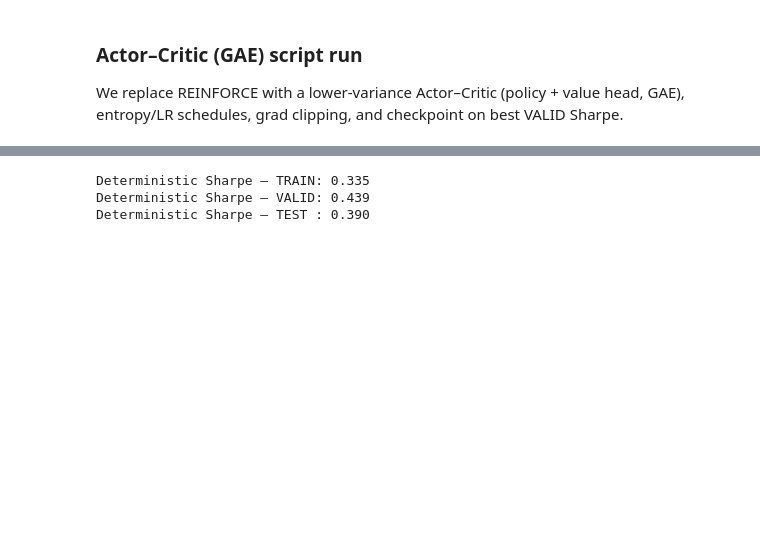
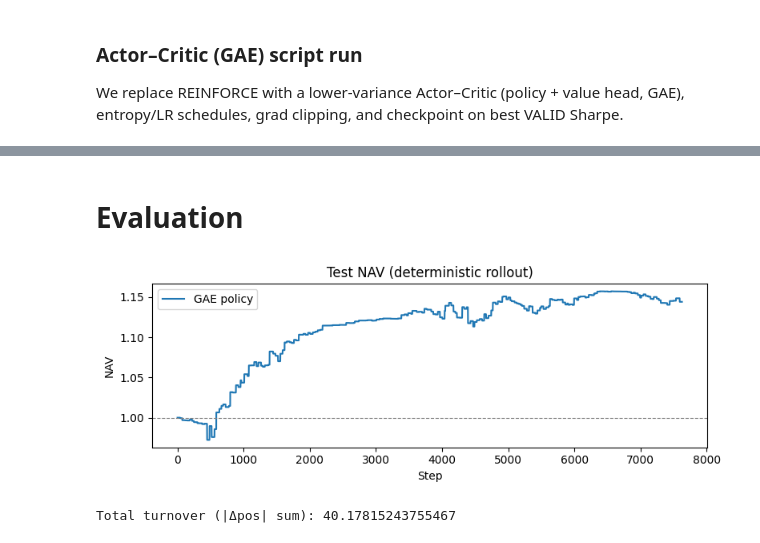
Before and after one commit to li-ruoxi/deep-hedging-rl-forked, a Jupyter notebook: notebooks/03_rl_training.ipynb, the cells around one changed output, grey strips where cells are left out. Cells and saved outputs as stored; diff of their text form; code cells hidden in the pictures; blank space fills up the shorter version.

```diff
--- a/notebooks/03_rl_training.ipynb
+++ b/notebooks/03_rl_training.ipynb
@@ -445,25 +456,26 @@ plt.show()
-# %%
-# --- Build envs exactly as train sees them ---
-envs = build_envs(
-    panel=panel,
-    features=state_cols,
-    train_end="2017-12-31",
-    valid_end="2019-12-31",
-    window=WINDOW,
-    txn_cost_bps=1.0,
-    pos_limit=2.0,
-)
-env_tr, env_va, env_te = envs["env_tr"], envs["env_va"], envs["env_te"]
-
-# --- Evaluate Sharpe deterministically ---
-res_tr = evaluate_env(env_tr, policy_ac, deterministic=True)
-res_va = evaluate_env(env_va, policy_ac, deterministic=True)
-res_te = evaluate_env(env_te, policy_ac, deterministic=True)
-
-print("Deterministic Sharpe — TRAIN:", f"{res_tr['sharpe']:.3f}")
-print("Deterministic Sharpe — VALID:", f"{res_va['sharpe']:.3f}")
-print("Deterministic Sharpe — TEST :", f"{res_te['sharpe']:.3f}")
-# %% [output]
-Deterministic Sharpe — TRAIN: 0.335
-Deterministic Sharpe — VALID: 0.439
-Deterministic Sharpe — TEST : 0.390
+# %% [markdown]
+# Evaluation
+# %%
+from rl_agent.trainer import deterministic_rewards
+
+rewards_test = deterministic_rewards(env_te, policy_ac)
+equity_curve = (1 + rewards_test / 1e4).cumprod()  # convert bp reward to NAV path
+
+plt.figure(figsize=(8,3))
+plt.plot(equity_curve, label="GAE policy")
+plt.axhline(1.0, color="grey", lw=0.8, ls="--")
+plt.title("Test NAV (deterministic rollout)")
+plt.xlabel("Step")
+plt.ylabel("NAV")
+plt.legend()
+plt.tight_layout()
+plt.show()
+# %% [output]
+[figure, added]
+# %%
+rollout = env_te.rollout(lambda obs: policy_ac.act(obs, deterministic=True)[0])
+pos = rollout["positions"]
+turnover = np.abs(np.diff(pos)).sum()
+print("Total turnover (|Δpos| sum):", turnover)
+# %% [output]
+Total turnover (|Δpos| sum): 40.17815243755467
```
Also changed, not shown: parts of 11 cells of this notebook, 10 other files.
